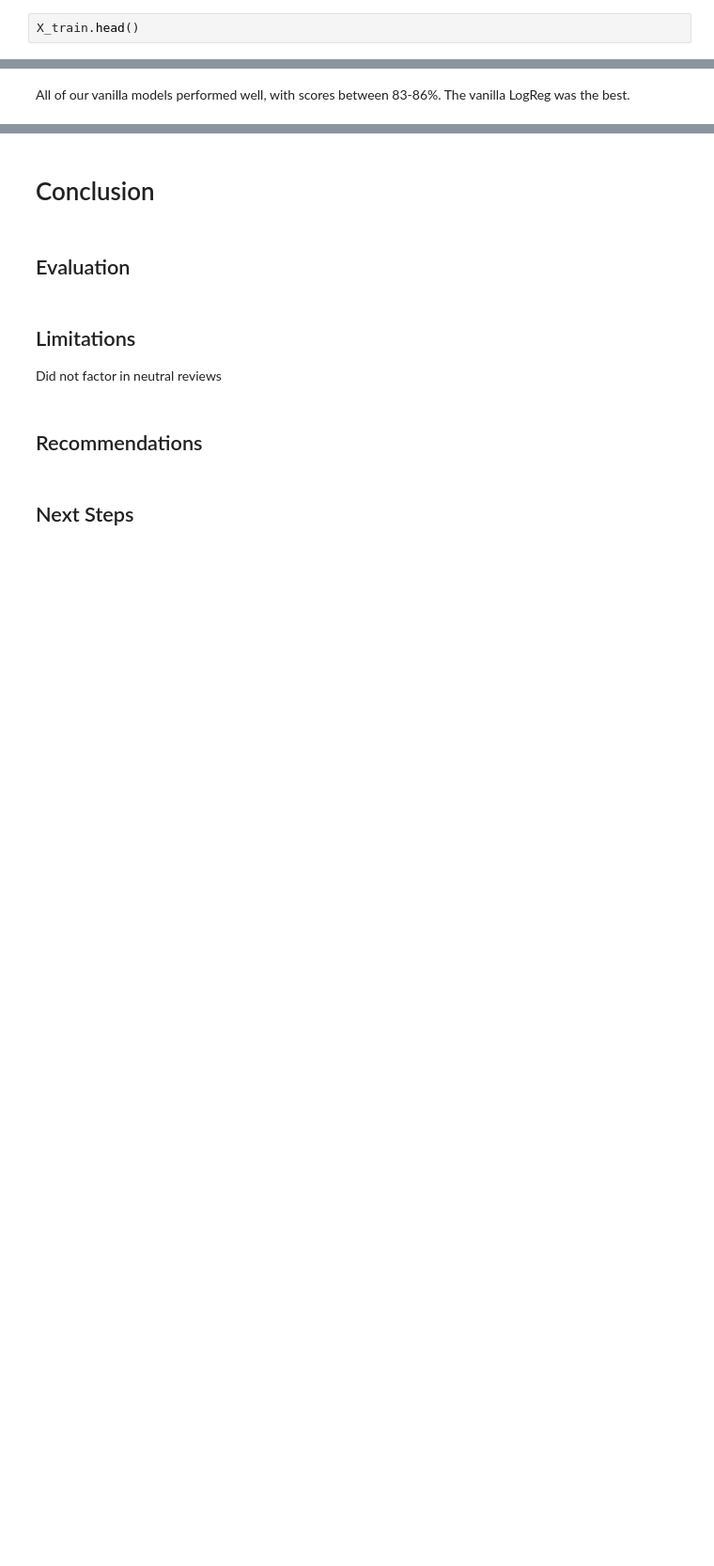
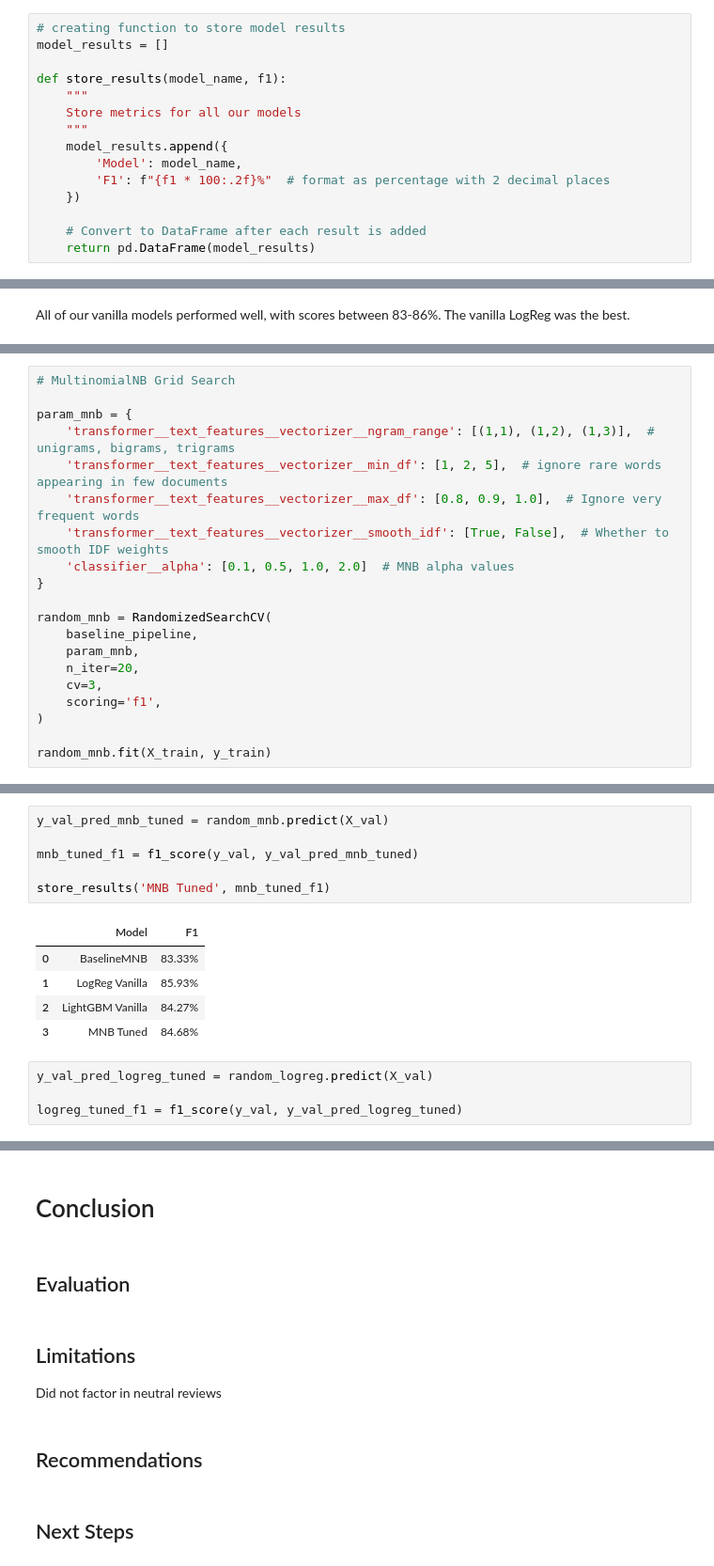
Before and after one commit to momopajamas/predicting_netflix_user_reviews, a Jupyter notebook: notebook.ipynb, the cells around one changed output, grey strips where cells are left out. Shown at 94% size. Cells and saved outputs as stored; diff of their text form; blank space fills up the shorter version.

Commit message:
Notebook-Modeling-Tuning Params

```diff
--- a/notebook.ipynb
+++ b/notebook.ipynb
@@ -553,4 +553,17 @@ lgbm_pipeline = Pipeline([
 # %% [markdown]
 # Modeling
 # %%
-X_train.head()
+# creating function to store model results
+model_results = []
+
+def store_results(model_name, f1):
+    """
+    Store metrics for all our models
+    """
+    model_results.append({
+        'Model': model_name,
+        'F1': f"{f1 * 100:.2f}%"  # format as percentage with 2 decimal places
+    })
+
+    # Convert to DataFrame after each result is added
+    return pd.DataFrame(model_results)
@@ -632,0 +669,20 @@ All of our vanilla models performed well, with scores between 83-86%. The vanill
+# %%
+# MultinomialNB Grid Search
+
+param_mnb = {
+    'transformer__text_features__vectorizer__ngram_range': [(1,1), (1,2), (1,3)],  # unigrams, bigrams, trigrams
+    'transformer__text_features__vectorizer__min_df': [1, 2, 5],  # ignore rare words appearing in few documents
+    'transformer__text_features__vectorizer__max_df': [0.8, 0.9, 1.0],  # Ignore very frequent words
+    'transformer__text_features__vectorizer__smooth_idf': [True, False],  # Whether to smooth IDF weights
+    'classifier__alpha': [0.1, 0.5, 1.0, 2.0]  # MNB alpha values
+}
+
+random_mnb = RandomizedSearchCV(
+    baseline_pipeline,
+    param_mnb,
+    n_iter=20,
+    cv=3,
+    scoring='f1',
+)
+
+random_mnb.fit(X_train, y_train)
@@ -632,0 +751,16 @@ All of our vanilla models performed well, with scores between 83-86%. The vanill
+# %%
+y_val_pred_mnb_tuned = random_mnb.predict(X_val)
+
+mnb_tuned_f1 = f1_score(y_val, y_val_pred_mnb_tuned)
+
+store_results('MNB Tuned', mnb_tuned_f1)
+# %% [output]
+|  | Model | F1 |
+| 0 | BaselineMNB | 83.33% |
+| 1 | LogReg Vanilla | 85.93% |
+| 2 | LightGBM Vanilla | 84.27% |
+| 3 | MNB Tuned | 84.68% |
+# %%
+y_val_pred_logreg_tuned = random_logreg.predict(X_val)
+
+logreg_tuned_f1 = f1_score(y_val, y_val_pred_logreg_tuned)
```
Also changed, not shown: parts of 12 cells of this notebook.
